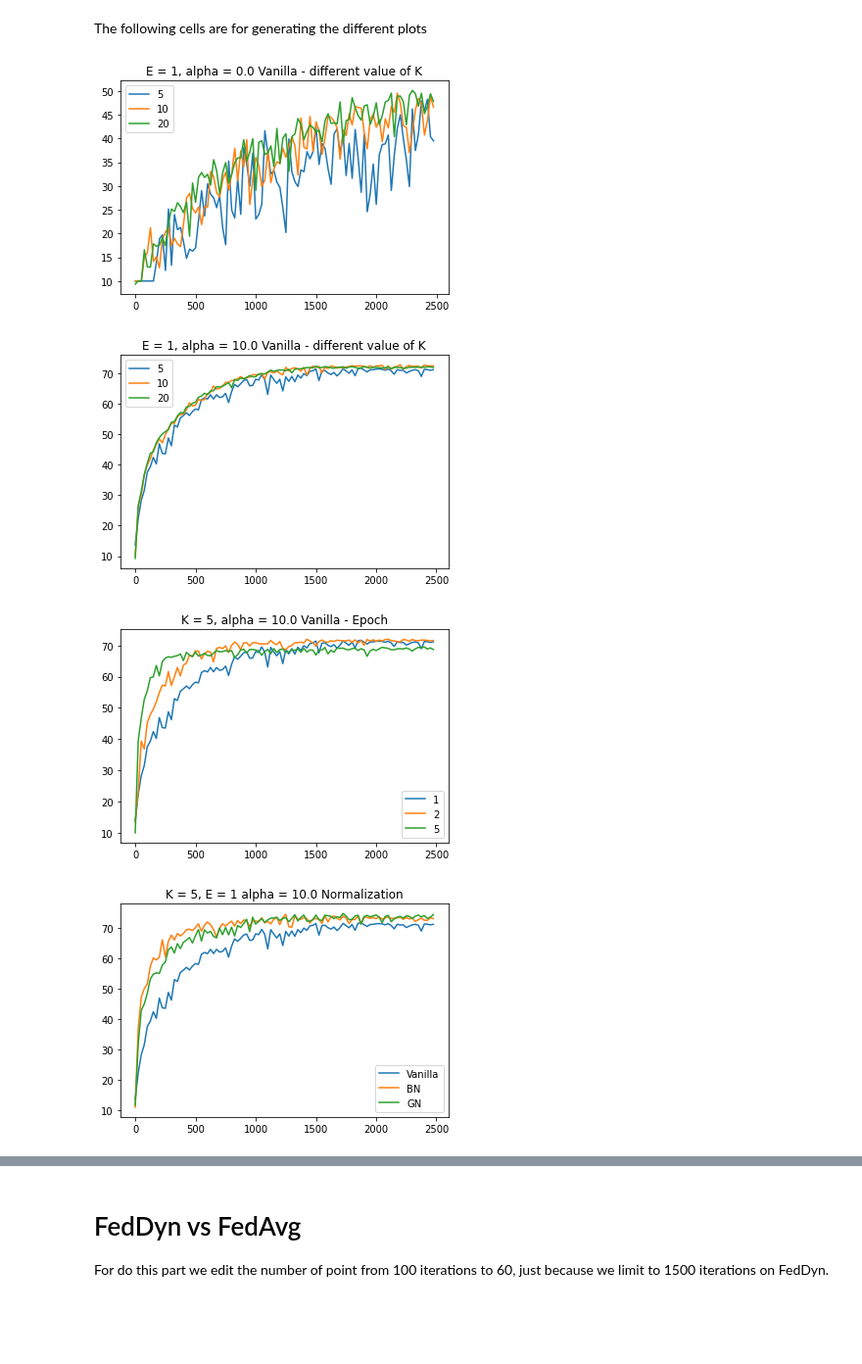
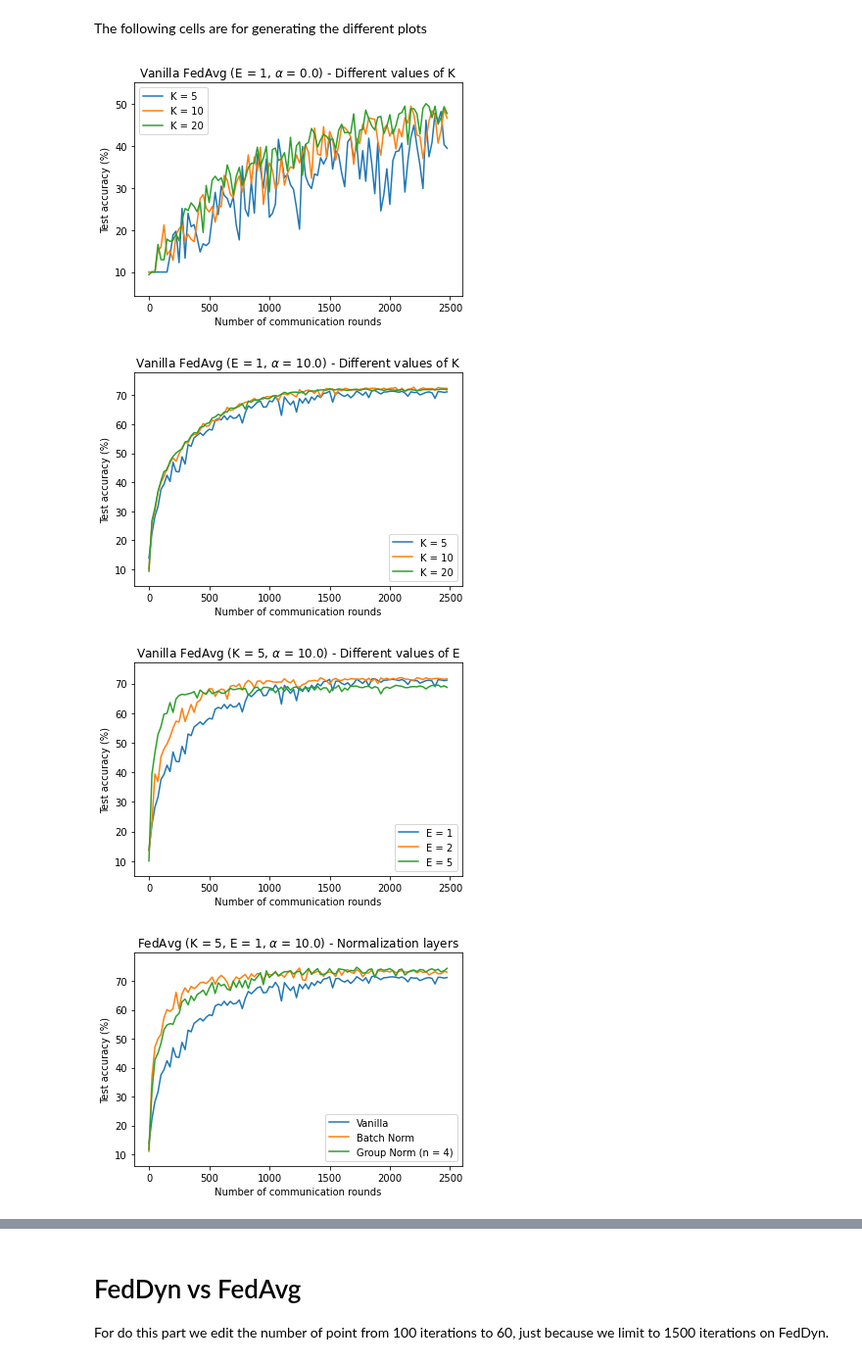
Before and after one commit to mattiadutto/aml_federeted_learning, a Jupyter notebook: plots.ipynb, the cells around one changed output, grey strips where cells are left out. Shown at 98% size. Drawn from its saved outputs; the diff is of its cells as text; code cells hidden in the pictures; blank space fills up the shorter version.

```diff
--- a/plots.ipynb
+++ b/plots.ipynb
@@ -5,7 +5,9 @@ import matplotlib.pyplot as plt
 import numpy as np
 import json
 
-def plot(title, x, y_arrays, labels, colors=None, linestyles=None, markers=None, *, xlabel="", ylabel="", filename=None, legend_position="best", **plot_args):
+def plot(title, x, y_arrays, labels, colors=None, linestyles=None, markers=None, *,
+    xlabel="", ylabel="", filename=None, legend_position="best", baseline=None,
+    baseline_label=None, **plot_args):
     """
     Plot the data and create the plot image.
 
@@ -20,18 +22,27 @@ def plot(title, x, y_arrays, labels, colors=None, linestyles=None, markers=None,
 
     x = np.array(x)
 
+    ymin, ymax = 100, 0
     for i, (value, label) in enumerate(zip(y_arrays, labels)):
         linestyle = linestyles[i] if linestyles is not None else None
         marker = markers[i] if markers is not None else None
         color = colors[i] if colors is not None else None
 
         value = np.array(value)
+        ymax = max(ymax, *value)
+        ymin = min(ymin, *value)
         plt.plot(x, value, label=label, linestyle=linestyle, color=color, marker=marker, **plot_args)
+
+    if baseline is not None:
+        ymax = max(ymax, baseline)
+        plt.axhline(y = baseline, color = 'gray', linestyle = '--', linewidth=0.75, label=baseline_label)
 
     plt.title(title)
 
     plt.xlabel(xlabel)
     plt.ylabel(ylabel)
+
+    plt.ylim([ymin - 5, ymax + 5])
 
     plt.legend(loc=legend_position)
     plt.savefig("./plots/" + (filename or title) + ".jpg", dpi = 150, bbox_inches = 'tight')
@@ -83,35 +94,56 @@ x = np.array(range(NUMBER_OF_POINTS))*ACCURACY_SCALE # x axis
 # %%
 K, E, alpha, accuracies = parseJSON("artifacts/ALPHA_0.0_E_1_K_5.json")
 K1, E1, alpha_1, accuracies_1 = parseJSON("artifacts/ALPHA_0.0_E_1_K_10.json")
 K2, E2, alpha_2, accuracies_2 = parseJSON("artifacts/ALPHA_0.0_E_1_K_20.json")
 
-plot(f"E = {E}, alpha = {alpha} Vanilla - different value of K", x, [accuracies, accuracies_1, accuracies_2], [K, K1, K2])
+plot(f"Vanilla FedAvg (E = {E}, $\\alpha$ = {alpha}) - Different values of K", x,
+    [accuracies, accuracies_1, accuracies_2],
+    [f"K = {K}", f"K = {K1}", f"K = {K2}"],
+    xlabel="Number of communication rounds", ylabel="Test accuracy (%)",
+    filename="ablation-client-participation-alpha-0"
+)
 # %% [output]
-[figure, old version]
+[figure, new version]
 # %%
 K, E, alpha, accuracies = parseJSON("artifacts/ALPHA_10.0_E_1_K_5.json")
 K1, E1, alpha_1, accuracies_1 = parseJSON("artifacts/ALPHA_10.0_E_1_K_10.json")
 K2, E2, alpha_2, accuracies_2 = parseJSON("artifacts/ALPHA_10.0_E_1_K_20.json")
 
-plot(f"E = {E}, alpha = {alpha} Vanilla - different value of K", x, [accuracies, accuracies_1, accuracies_2], [K, K1, K2])
+plot(f"Vanilla FedAvg (E = {E}, $\\alpha$ = {alpha}) - Different values of K", x,
+    [accuracies, accuracies_1, accuracies_2],
+    [f"K = {K}", f"K = {K1}", f"K = {K2}"],
+    xlabel="Number of communication rounds", ylabel="Test accuracy (%)",
+    # baseline=75, baseline_label="SGD baseline",
+    filename="ablation-client-participation"
+)
 # %% [output]
-[figure, old version]
+[figure, new version]
 # %%
 K, E, alpha, accuracies = parseJSON("artifacts/ALPHA_10.0_E_1_K_5.json")
 K1, E1, alpha_1, accuracies_1 = parseJSON("artifacts/ALPHA_10.0_E_2_K_5.json")
 K2, E2, alpha_2, accuracies_2 = parseJSON("artifacts/ALPHA_10.0_E_5_K_5.json")
 
-plot(f"K = {K}, alpha = {alpha} Vanilla - Epoch", x, [accuracies, accuracies_1, accuracies_2], [E, E1, E2])
+plot(f"Vanilla FedAvg (K = {K}, $\\alpha$ = {alpha}) - Different values of E", x,
+    [accuracies, accuracies_1, accuracies_2],
+    [f"E = {E}", f"E = {E1}", f"E = {E2}"],
+    xlabel="Number of communication rounds", ylabel="Test accuracy (%)",
+    filename="ablation-epochs"
+)
 # %% [output]
-[figure, old version]
+[figure, new version]
 # %%
 K, E, alpha, accuracies = parseJSON("artifacts/ALPHA_10.0_E_1_K_5.json")
 K1, E1, alpha_1, accuracies_1 = parseJSON("artifacts/ALPHA_10.0_E_1_K_5_BN.json")
 K2, E2, alpha_2, accuracies_2 = parseJSON("artifacts/ALPHA_10.0_E_1_K_5_GN.json")
 
-plot(f"K = {K}, E = {E} alpha = {alpha} Normalization", x, [accuracies, accuracies_1, accuracies_2], ["Vanilla", "BN", "GN"])
+plot(f"FedAvg (K = {K}, E = {E}, $\\alpha$ = {alpha}) - Normalization layers", x,
+    [accuracies, accuracies_1, accuracies_2],
+    ["Vanilla", "Batch Norm", "Group Norm (n = 4)"],
+    xlabel="Number of communication rounds", ylabel="Test accuracy (%)",
+    filename="fed-avg-normalization"
+)
 # %% [output]
-[figure, old version]
+[figure, new version]
 # %%
 K, E, alpha, accuracies = parseJSON("artifacts/ALPHA_10.0_E_1_K_5.json")
 K1, E1, alpha_1, accuracies_1 = parseJSON("artifacts/ALPHA_10.0_E_1_K_5_T.json")
```
Also changed, not shown: parts of 9 cells of this notebook.
